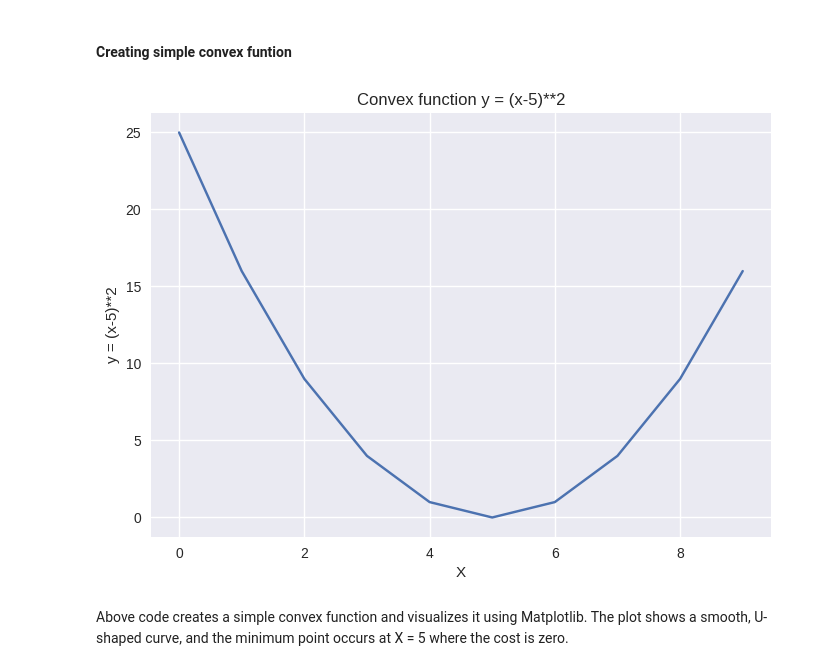
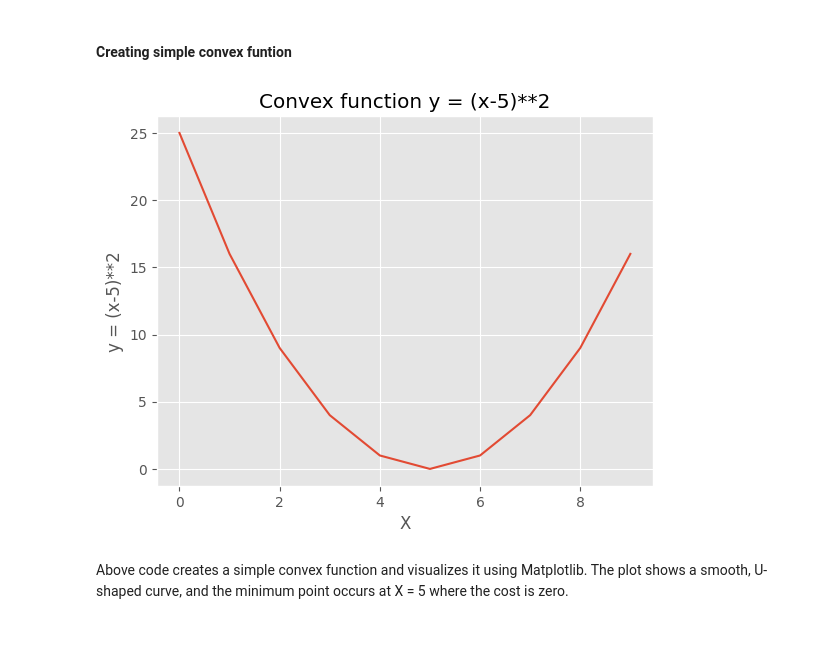
Before and after one commit to ABHIRAM199/my_practice, a Jupyter notebook: Linear_Regression_1_class_notes.ipynb, the cells around one changed output. Saved outputs shown, nothing was run; the diff lists cells and outputs as text; code cells hidden in the pictures; blank space fills up the shorter version.

```diff
--- a/Linear_Regression_1_class_notes.ipynb
+++ b/Linear_Regression_1_class_notes.ipynb
@@ -485,22 +482,22 @@ We will visualize this convex function using a plot and then demonstrate how the
 # %%
 # We are creating a simple convex function y = (x-5)^2.
 # Our goal is to visualize this function and demonstrate how the gradient descent approach works.
 
 # Create some random data for X values
 X = np.arange(10)
 
 # Define the convex function y = (x-5)^2
 Y = (X-5)**2  # X = 5, cost function will give minimum (0)
 
 # Plot the convex function
-plt.style.use("seaborn")
+plt.style.use("ggplot")
 plt.plot(X, Y)
 plt.xlabel("X")
 plt.ylabel("y = (x-5)**2")
 plt.title("Convex function y = (x-5)**2")
 plt.show()
 # %% [output]
-[figure, old version]
+[figure, new version]
 # %% [markdown]
 Above code creates a simple convex function and visualizes it using Matplotlib. The plot shows a smooth, U-shaped curve, and the minimum point occurs at X = 5 where the cost is zero.
 # %% [markdown]
```
Also changed, not shown: parts of 26 cells of this notebook.
